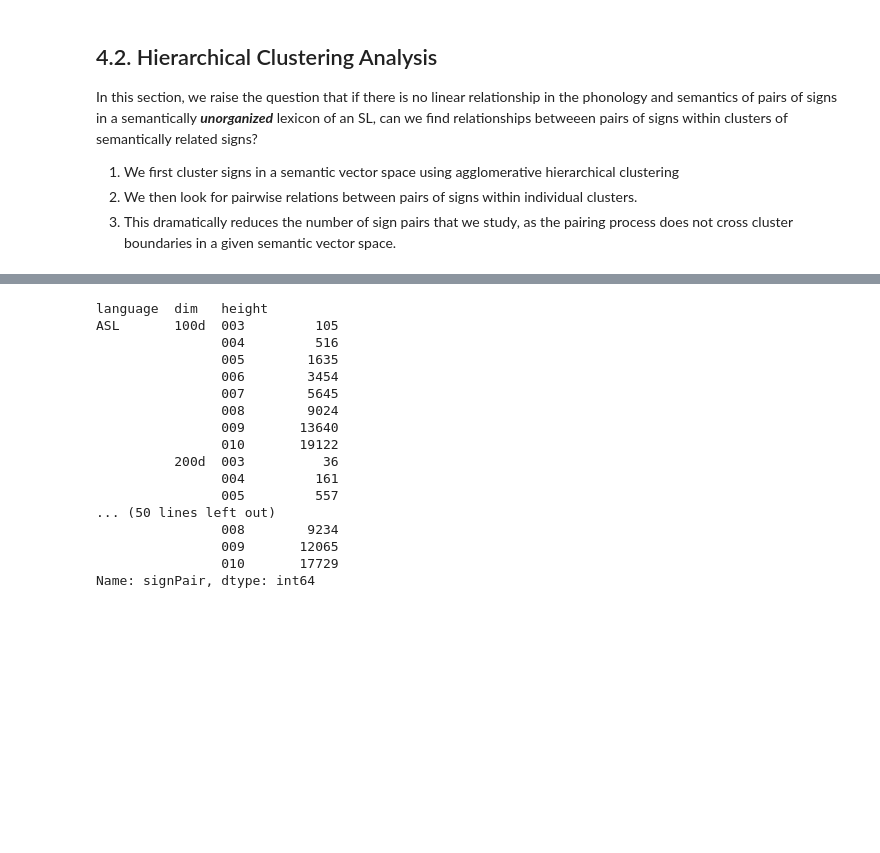
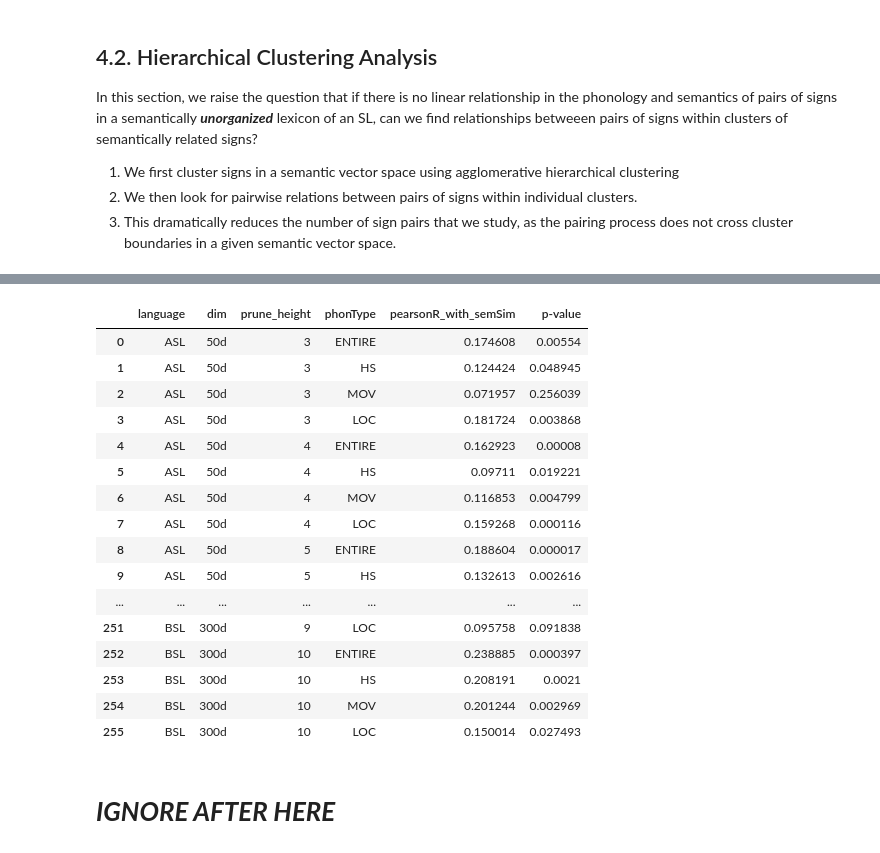
Before and after one commit to EmreHakguder/SL_VSMs, a Jupyter notebook: main.ipynb, the cells around one changed output, grey strips where cells are left out. Saved outputs shown, nothing was run; the diff lists cells and outputs as text; code cells hidden in the pictures; blank space fills up the shorter version.

```diff
--- a/main.ipynb
+++ b/main.ipynb
@@ -602,20 +429,56 @@ results/clustering/signPairs_byCluster/BSL/300d/BSL_300d_heightheight_007_signPa
+# %%
+summed = (finalDF.groupby(["language", "dim", "height", "clusterID"]).sum()/finalDF.groupby(["language", "dim", "height", "clusterID"]).count()).reset_index()
+
+
+languages = ["ASL",
+             "BSL"
+            ]
+
+dims = ["50d",
+        "100d", "200d", "300d"
+       ]
+
+phonTypes = ["ENTIRE", "HS", "MOV", "LOC"]
+
+lowerBound = 3
+upperBound = 11
+heights = [i for i in range(lowerBound, upperBound)]
+
+corrs = pd.DataFrame(columns=["language", "dim", "prune_height", "phonType", "pearsonR_with_semSim", "p-value"], index=range(len(languages)*len(dims)*len(heights)*len(phonTypes)))
+i = 0
+for (language, dim, heit) in product(languages, dims, heights):
+    df = summed[(summed.language == language) & (summed.dim == dim) & (summed.height==heit)]
+
+    for phonType in phonTypes:
+        r, p = pearsonr(df["sem_cosineSim"], df[phonType+"_cosineSim"])
+
+        corrs.iloc[i]["language"] = language
+        corrs.iloc[i]["dim"] = dim
+        corrs.iloc[i]["prune_height"] = heit
+        corrs.iloc[i]["phonType"] = phonType
+        corrs.iloc[i]["pearsonR_with_semSim"] = r
+        corrs.iloc[i]["p-value"] = p
+
+        i+=1
+
+corrs
+# %% [output]
+|  | language | dim | prune_height | phonType | pearsonR_with_semSim | p-value |
+| 0 | ASL | 50d | 3 | ENTIRE | 0.174608 | 0.00554 |
+| 1 | ASL | 50d | 3 | HS | 0.124424 | 0.048945 |
+| 2 | ASL | 50d | 3 | MOV | 0.071957 | 0.256039 |
+| 3 | ASL | 50d | 3 | LOC | 0.181724 | 0.003868 |
+| 4 | ASL | 50d | 4 | ENTIRE | 0.162923 | 0.00008 |
+| 5 | ASL | 50d | 4 | HS | 0.09711 | 0.019221 |
+| 6 | ASL | 50d | 4 | MOV | 0.116853 | 0.004799 |
+| 7 | ASL | 50d | 4 | LOC | 0.159268 | 0.000116 |
+| 8 | ASL | 50d | 5 | ENTIRE | 0.188604 | 0.000017 |
+| 9 | ASL | 50d | 5 | HS | 0.132613 | 0.002616 |
+| ... | ... | ... | ... | ... | ... | ... |
+| 251 | BSL | 300d | 9 | LOC | 0.095758 | 0.091838 |
+| 252 | BSL | 300d | 10 | ENTIRE | 0.238885 | 0.000397 |
+| 253 | BSL | 300d | 10 | HS | 0.208191 | 0.0021 |
+| 254 | BSL | 300d | 10 | MOV | 0.201244 | 0.002969 |
+| 255 | BSL | 300d | 10 | LOC | 0.150014 | 0.027493 |
 # %%
-clustered_df.groupby(["language", "dim", "height"])["signPair"].count()
+# allClusters.groupby(["language", "dim", "height"])["signPair"].count()
-# %% [output]
-language  dim   height
-ASL       100d  003         105
-                004         516
-                005        1635
-                006        3454
-                007        5645
-                008        9024
-                009       13640
-                010       19122
-          200d  003          36
-                004         161
-                005         557
-... (50 lines left out)
-                008        9234
-                009       12065
-                010       17729
-Name: signPair, dtype: int64
@@ -624,3 +485,5 @@ Name: signPair, dtype: int64
+# %% [markdown]
+# ***IGNORE AFTER HERE***
 # %%
 # plotOutputPath = "plots/heights_elbow/"
 
```
Also changed, not shown: parts of 21 cells of this notebook, 3 other files.
